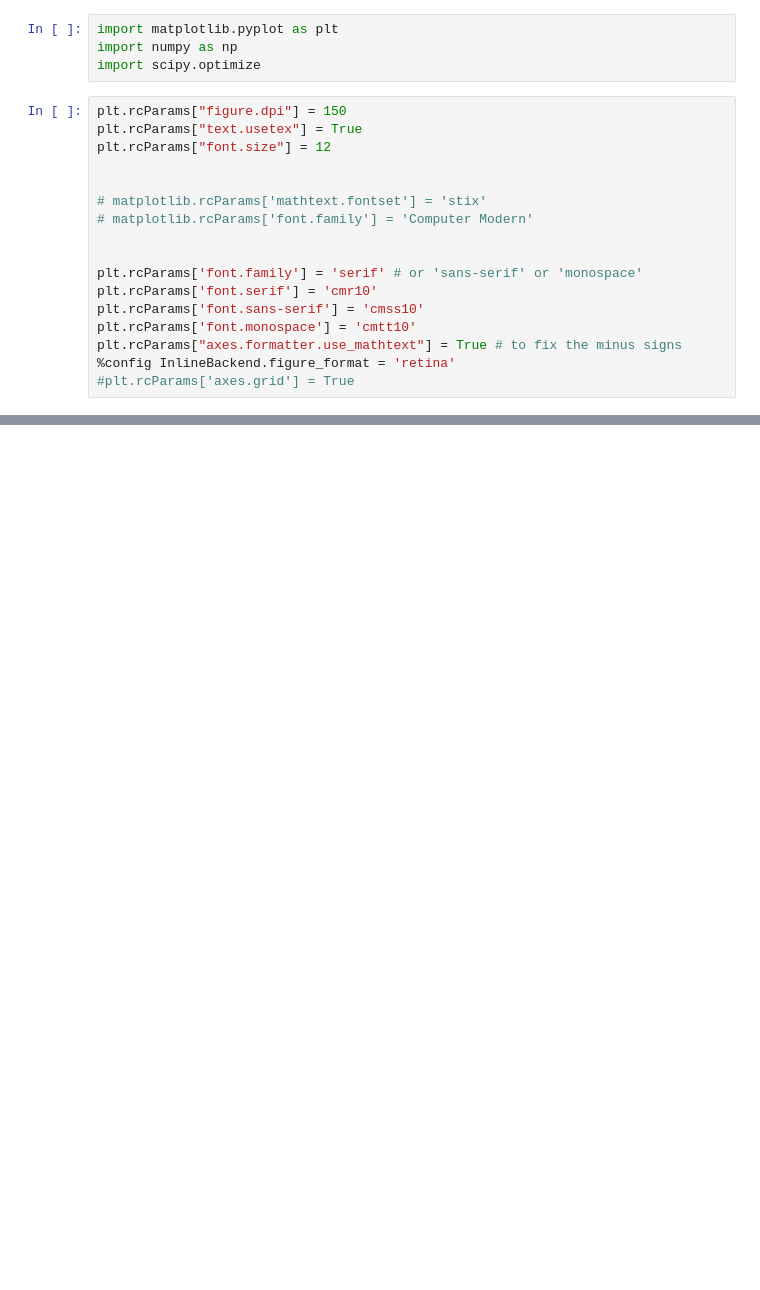
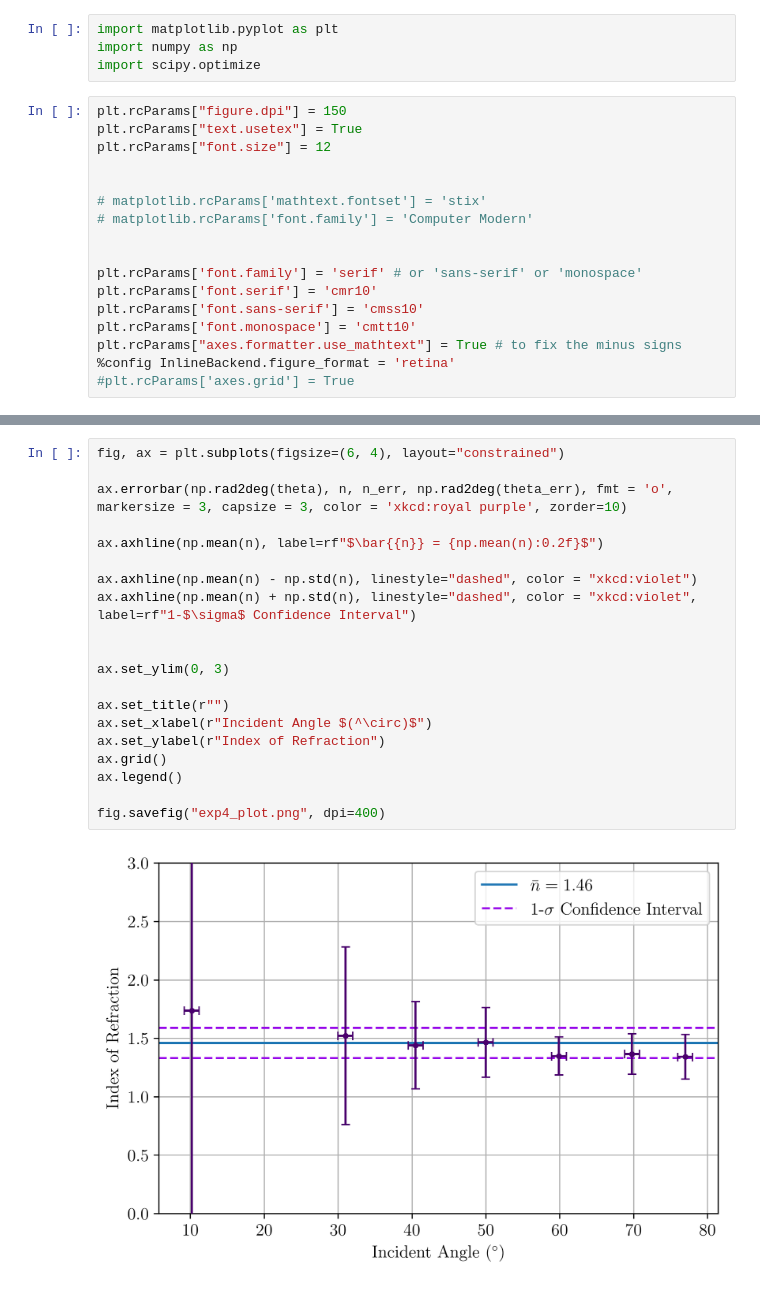
Before and after one commit to mlumminger/Physics-5CL, a Jupyter notebook: Lab 0/lab0_exp4.ipynb, the cells around one changed output, grey strips where cells are left out. Drawn from its saved outputs; the diff is of its cells as text; blank space fills up the shorter version.

```diff
--- a/Lab 0/lab0_exp4.ipynb
+++ b/Lab 0/lab0_exp4.ipynb
@@ -48,0 +50,22 @@ fig.savefig("exp2_plot.png", dpi=400)
+# %%
+fig, ax = plt.subplots(figsize=(6, 4), layout="constrained")
+
+ax.errorbar(np.rad2deg(theta), n, n_err, np.rad2deg(theta_err), fmt = 'o', markersize = 3, capsize = 3, color = 'xkcd:royal purple', zorder=10)
+
+ax.axhline(np.mean(n), label=rf"$\bar{{n}} = {np.mean(n):0.2f}$")
+
+ax.axhline(np.mean(n) - np.std(n), linestyle="dashed", color = "xkcd:violet")
+ax.axhline(np.mean(n) + np.std(n), linestyle="dashed", color = "xkcd:violet", label=rf"1-$\sigma$ Confidence Interval")
+
+
+ax.set_ylim(0, 3)
+
+ax.set_title(r"")
+ax.set_xlabel(r"Incident Angle $(^\circ)$")
+ax.set_ylabel(r"Index of Refraction")
+ax.grid()
+ax.legend()
+
+fig.savefig("exp4_plot.png", dpi=400)
+# %% [output]
+[figure, added]
```
Also changed, not shown: parts of 1 cell of this notebook, 6 other files.
